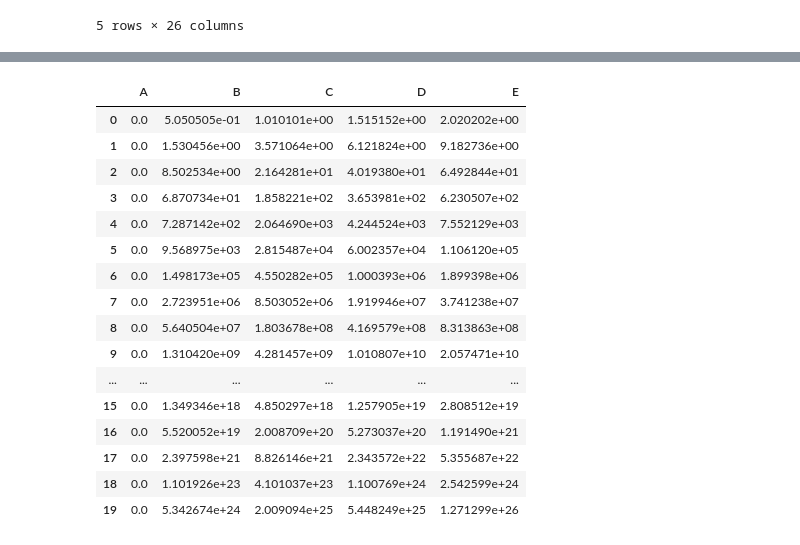
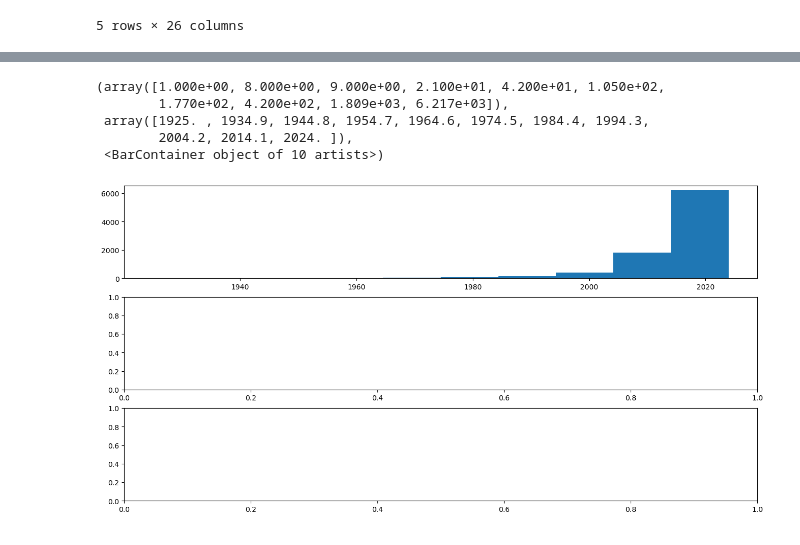
Before and after one commit to NikkiShah93/Python, a Jupyter notebook: General/Wrangling/dataWrangling.ipynb, the cells around one changed output, grey strips where cells are left out. Saved outputs shown, nothing was run; the diff lists cells and outputs as text; code cells hidden in the pictures.

```diff
--- a/General/Wrangling/dataWrangling.ipynb
+++ b/General/Wrangling/dataWrangling.ipynb
@@ -52,36 +52,12 @@ Index(['show_id', 'type', 'title', 'director', 'cast', 'country', 'date_added',
 | 3 | s4 | Jailbirds New Orleans | NaN | NaN | NaN | September 24, 2021 | 2021 | TV-MA | 1 Season | Docuseries, Reality TV | ... |
 | 4 | s5 | Kota Factory | NaN | Mayur More, Jitendra Kumar, Ranja... | India | September 24, 2021 | 2021 | TV-MA | 2 Seasons | International TV Shows, Romantic ... | ... |
 # %%
-arr = np.linspace(0, 50, 100).reshape((20, 5))
-arr_1 = np.full((20, 5), 2)
-df = pd.DataFrame(arr, columns=['A', 'B', 'C', 'D','E'])
-# print(df)
-df.add(df.iloc[1], axis=1)
-df.add(df['A'], axis=0)
-## this will
-df.transform({'A':lambda x: x**2, 'B':lambda x: x/2})
-df.product()
-df.sem()
-df.std()
-df.skew()
-df.kurt()
-df.cumsum()
-df.cumprod()
+fig, ax = plt.subplots(nrows =3, ncols=1, figsize = (16, 8))
+ax[0].hist(cleaned_data.release_year)
 # %% [output]
-|  | A | B | C | D | E |
-| 0 | 0.0 | 5.050505e-01 | 1.010101e+00 | 1.515152e+00 | 2.020202e+00 |
-| 1 | 0.0 | 1.530456e+00 | 3.571064e+00 | 6.121824e+00 | 9.182736e+00 |
-| 2 | 0.0 | 8.502534e+00 | 2.164281e+01 | 4.019380e+01 | 6.492844e+01 |
-| 3 | 0.0 | 6.870734e+01 | 1.858221e+02 | 3.653981e+02 | 6.230507e+02 |
-| 4 | 0.0 | 7.287142e+02 | 2.064690e+03 | 4.244524e+03 | 7.552129e+03 |
-| 5 | 0.0 | 9.568975e+03 | 2.815487e+04 | 6.002357e+04 | 1.106120e+05 |
-| 6 | 0.0 | 1.498173e+05 | 4.550282e+05 | 1.000393e+06 | 1.899398e+06 |
-| 7 | 0.0 | 2.723951e+06 | 8.503052e+06 | 1.919946e+07 | 3.741238e+07 |
-| 8 | 0.0 | 5.640504e+07 | 1.803678e+08 | 4.169579e+08 | 8.313863e+08 |
-| 9 | 0.0 | 1.310420e+09 | 4.281457e+09 | 1.010807e+10 | 2.057471e+10 |
-| ... | ... | ... | ... | ... | ... |
-| 15 | 0.0 | 1.349346e+18 | 4.850297e+18 | 1.257905e+19 | 2.808512e+19 |
-| 16 | 0.0 | 5.520052e+19 | 2.008709e+20 | 5.273037e+20 | 1.191490e+21 |
-| 17 | 0.0 | 2.397598e+21 | 8.826146e+21 | 2.343572e+22 | 5.355687e+22 |
-| 18 | 0.0 | 1.101926e+23 | 4.101037e+23 | 1.100769e+24 | 2.542599e+24 |
-| 19 | 0.0 | 5.342674e+24 | 2.009094e+25 | 5.448249e+25 | 1.271299e+26 |
+(array([1.000e+00, 8.000e+00, 9.000e+00, 2.100e+01, 4.200e+01, 1.050e+02,
+        1.770e+02, 4.200e+02, 1.809e+03, 6.217e+03]),
+ array([1925. , 1934.9, 1944.8, 1954.7, 1964.6, 1974.5, 1984.4, 1994.3,
+        2004.2, 2014.1, 2024. ]),
+ <BarContainer object of 10 artists>)
+[figure, added]
```
